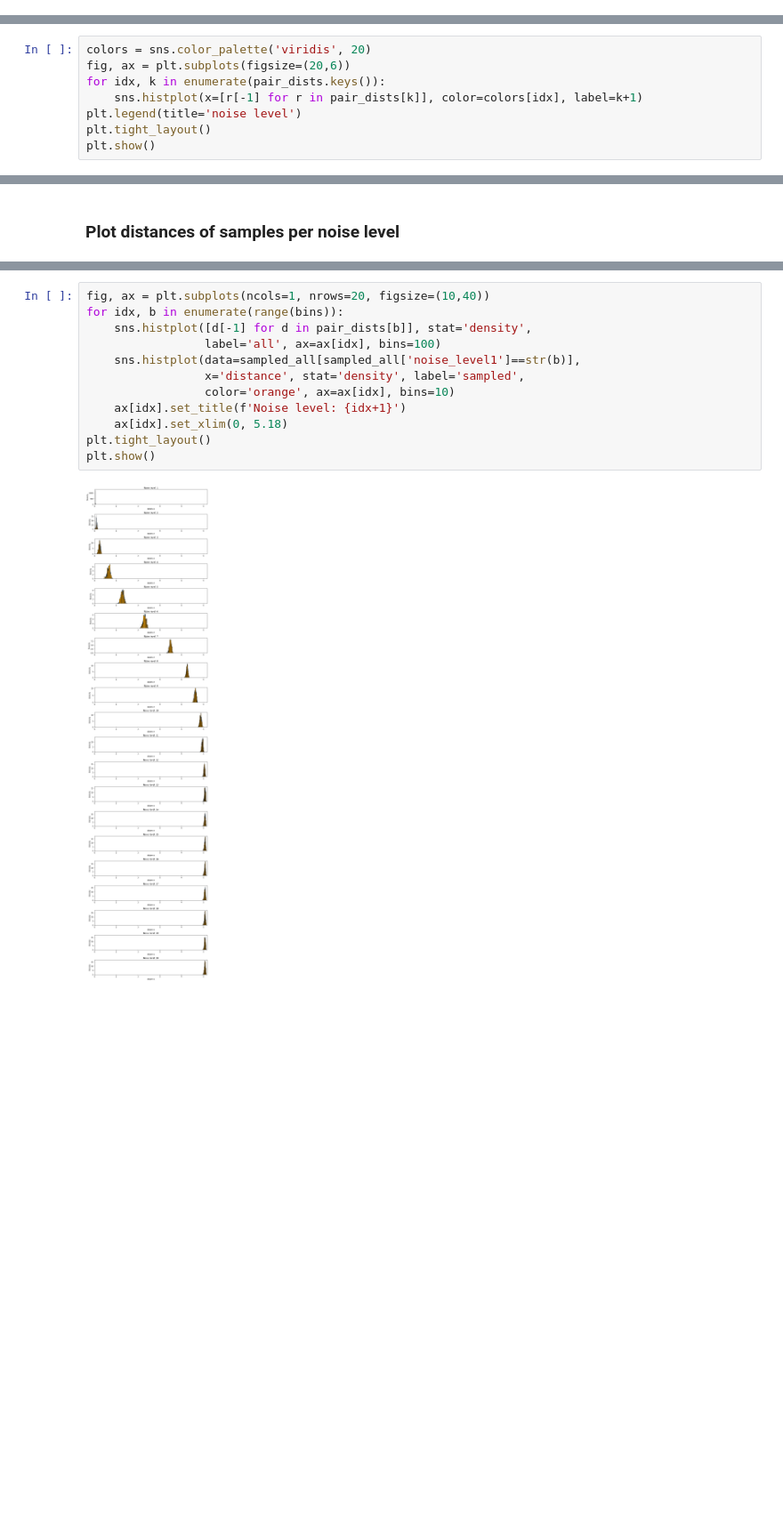
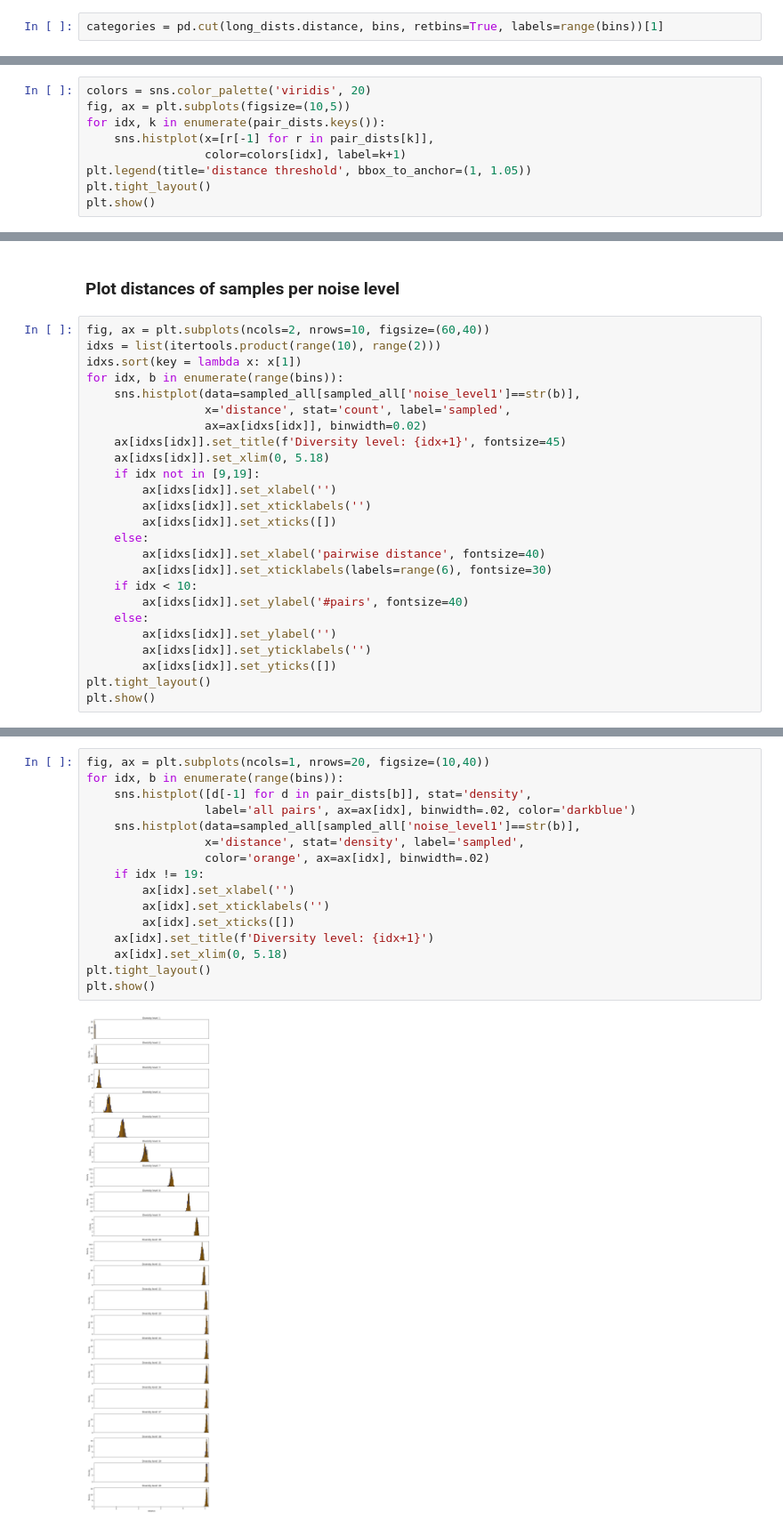
Before and after one commit to rbroc/diversity_abm, a Jupyter notebook: 02_noise_and_pair.ipynb, the cells around one changed output, grey strips where cells are left out. Shown at 89% size. Saved outputs shown, nothing was run; the diff lists cells and outputs as text; blank space fills up the shorter version.

```diff
--- a/02_noise_and_pair.ipynb
+++ b/02_noise_and_pair.ipynb
@@ -48,3 +48,5 @@ long_dists.columns = ['animal_1', 'animal_2', 'distance']
 long_dists['distance_bins'] = pd.cut(long_dists.distance,
                                       bins,
                                       labels=range(bins)).astype(float)
+# %%
+categories = pd.cut(long_dists.distance, bins, retbins=True, labels=range(bins))[1]
@@ -158,10 +173,11 @@ plt.show()
 [figure]
 # %%
 colors = sns.color_palette('viridis', 20)
-fig, ax = plt.subplots(figsize=(20,6))
+fig, ax = plt.subplots(figsize=(10,5))
 for idx, k in enumerate(pair_dists.keys()):
-    sns.histplot(x=[r[-1] for r in pair_dists[k]], color=colors[idx], label=k+1)
-plt.legend(title='noise level')
+    sns.histplot(x=[r[-1] for r in pair_dists[k]],
+                 color=colors[idx], label=k+1)
+plt.legend(title='distance threshold', bbox_to_anchor=(1, 1.05))
 plt.tight_layout()
 plt.show()
 # %% [output]
@@ -198,3 +214,28 @@ for idx, b in enumerate(range(bins)):
 sampled_all.to_csv(f'{model_path}/{date}/sampled_pairs.tsv', sep='\t')
 # %% [markdown]
 ### Plot distances of samples per noise level
+# %%
+fig, ax = plt.subplots(ncols=2, nrows=10, figsize=(60,40))
+idxs = list(itertools.product(range(10), range(2)))
+idxs.sort(key = lambda x: x[1])
+for idx, b in enumerate(range(bins)):
+    sns.histplot(data=sampled_all[sampled_all['noise_level1']==str(b)],
+                 x='distance', stat='count', label='sampled',
+                 ax=ax[idxs[idx]], binwidth=0.02)
+    ax[idxs[idx]].set_title(f'Diversity level: {idx+1}', fontsize=45)
+    ax[idxs[idx]].set_xlim(0, 5.18)
+    if idx not in [9,19]:
+        ax[idxs[idx]].set_xlabel('')
+        ax[idxs[idx]].set_xticklabels('')
+        ax[idxs[idx]].set_xticks([])
+    else:
+        ax[idxs[idx]].set_xlabel('pairwise distance', fontsize=40)
+        ax[idxs[idx]].set_xticklabels(labels=range(6), fontsize=30)
+    if idx < 10:
+        ax[idxs[idx]].set_ylabel('#pairs', fontsize=40)
+    else:
+        ax[idxs[idx]].set_ylabel('')
+        ax[idxs[idx]].set_yticklabels('')
+        ax[idxs[idx]].set_yticks([])
+plt.tight_layout()
+plt.show()
@@ -201,17 +244,21 @@ sampled_all.to_csv(f'{model_path}/{date}/sampled_pairs.tsv', sep='\t')
 # %%
 fig, ax = plt.subplots(ncols=1, nrows=20, figsize=(10,40))
 for idx, b in enumerate(range(bins)):
     sns.histplot([d[-1] for d in pair_dists[b]], stat='density',
-                 label='all', ax=ax[idx], bins=100)
+                 label='all pairs', ax=ax[idx], binwidth=.02, color='darkblue')
     sns.histplot(data=sampled_all[sampled_all['noise_level1']==str(b)],
                  x='distance', stat='density', label='sampled',
-                 color='orange', ax=ax[idx], bins=10)
-    ax[idx].set_title(f'Noise level: {idx+1}')
+                 color='orange', ax=ax[idx], binwidth=.02)
+    if idx != 19:
+        ax[idx].set_xlabel('')
+        ax[idx].set_xticklabels('')
+        ax[idx].set_xticks([])
+    ax[idx].set_title(f'Diversity level: {idx+1}')
     ax[idx].set_xlim(0, 5.18)
 plt.tight_layout()
 plt.show()
 # %% [output]
-[figure, old version]
+[figure, new version]
 # %%
 ### COMING NEXT ###
 # Also need to redo the same thing with a couple more thresholds for validity.
```
Also changed, not shown: parts of 5 cells of this notebook.
